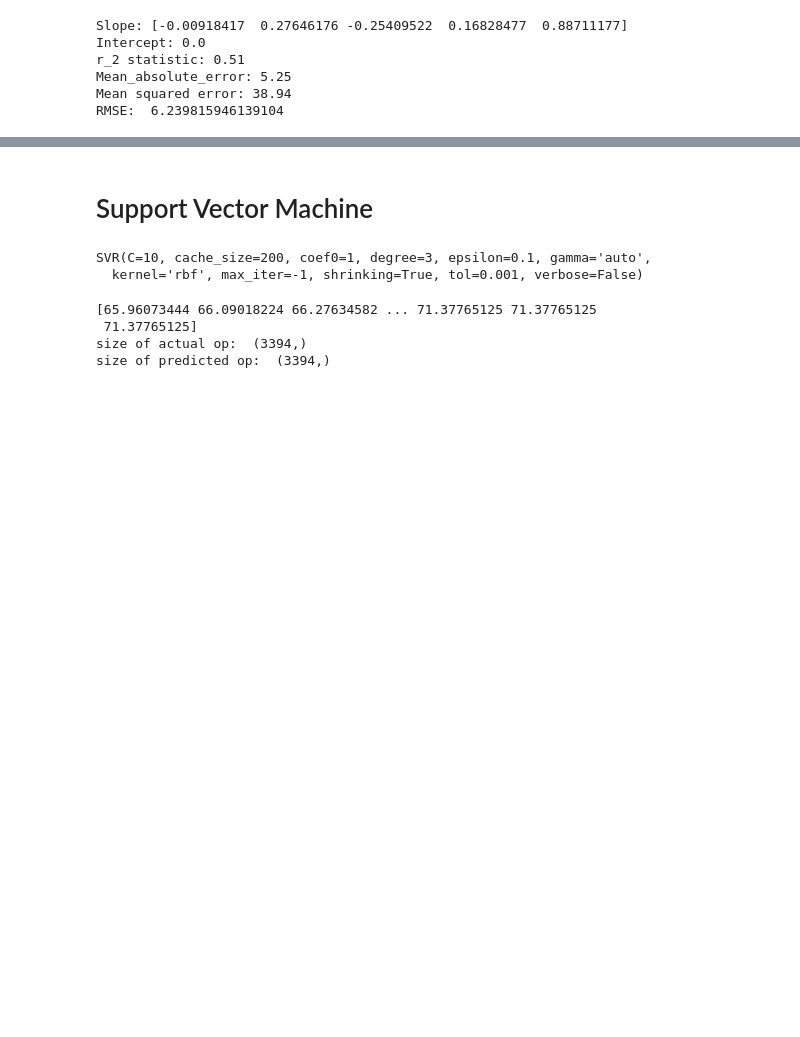
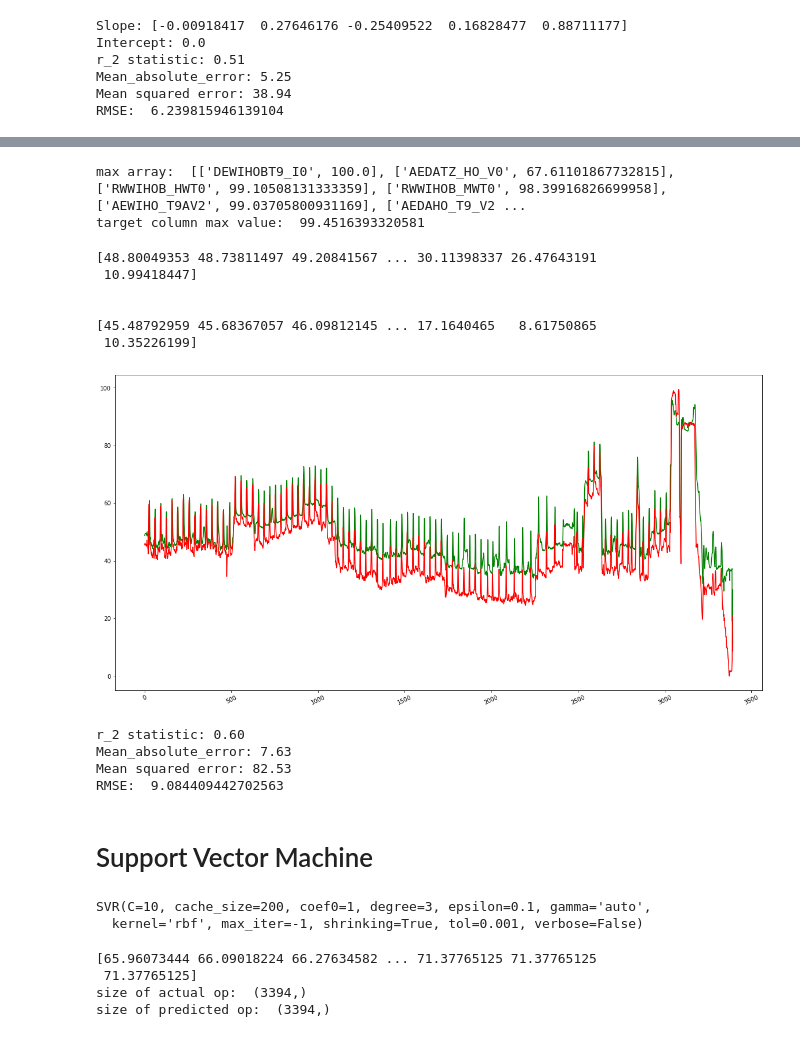
Before and after one commit to atifkarim/Time-Series-Forecasting-Using-Machine-Learning-Algorithm, a Jupyter notebook: Time_series_forecasting_with_regression_method.ipynb, the cells around one changed output, grey strips where cells are left out. Saved outputs shown, nothing was run; the diff lists cells and outputs as text; code cells hidden in the pictures; blank space fills up the shorter version.

```diff
--- a/Time_series_forecasting_with_regression_method.ipynb
+++ b/Time_series_forecasting_with_regression_method.ipynb
@@ -253,0 +340,52 @@ RMSE:  4.528602554635476
+# %%
+max_array=[]
+i=0
+for idx,val in enumerate(list(multivariate_data_drop_zero.columns)):
+    x=multivariate_data_drop_zero[val].max()
+    q=[val,x]
+    max_array.append(q)
+print('max array: ',max_array)
+target_column_max_value=max_array[-1][-1]
+print('target column max value: ',target_column_max_value)
+
+unnormalized_predicted_value = predicted_output_normalized*target_column_max_value
+unnormalized_test_value = test_output_normalized*target_column_max_value
+# %% [output]
+max array:  [['DEWIHOBT9_I0', 100.0], ['AEDATZ_HO_V0', 67.61101867732815], ['RWWIHOB_HWT0', 99.10508131333359], ['RWWIHOB_MWT0', 98.39916826699958], ['AEWIHO_T9AV2', 99.03705800931169], ['AEDAHO_T9_V2 ...
+target column max value:  99.4516393320581
+# %%
+print(unnormalized_predicted_value)
+print('\n')
+print(unnormalized_test_value)
+# %% [output]
+[48.80049353 48.73811497 49.20841567 ... 30.11398337 26.47643191
+ 10.99418447]
+
+
+[45.48792959 45.68367057 46.09812145 ... 17.1640465   8.61750865
+ 10.35226199]
+# %%
+plt.plot(unnormalized_predicted_value,color='green')
+plt.plot(unnormalized_test_value,color='red')
+# plt.plot(y,color='red')
+plt.xticks( rotation=25)
+plt.rcParams['figure.figsize'] =(20,10)
+plt.show()
+# %% [output]
+[figure, added]
+# %%
+from sklearn import linear_model
+from sklearn.metrics import mean_squared_error, r2_score, mean_absolute_error
+import math
+# print('Slope:' ,train_model_normalized.coef_)
+# print('Intercept:', train_model_normalized.intercept_)
+print('r_2 statistic: %.2f' % r2_score(unnormalized_test_value, unnormalized_predicted_value))
+print("Mean_absolute_error: %.2f" % mean_absolute_error(unnormalized_test_value, unnormalized_predicted_value))
+print("Mean squared error: %.2f" % mean_squared_error(unnormalized_test_value, unnormalized_predicted_value))
+RMSE=math.sqrt(mean_squared_error(unnormalized_test_value, unnormalized_predicted_value))
+print('RMSE: ',RMSE)
+# %% [output]
+r_2 statistic: 0.60
+Mean_absolute_error: 7.63
+Mean squared error: 82.53
+RMSE:  9.084409442702563
```
Also changed, not shown: parts of 13 cells of this notebook.
